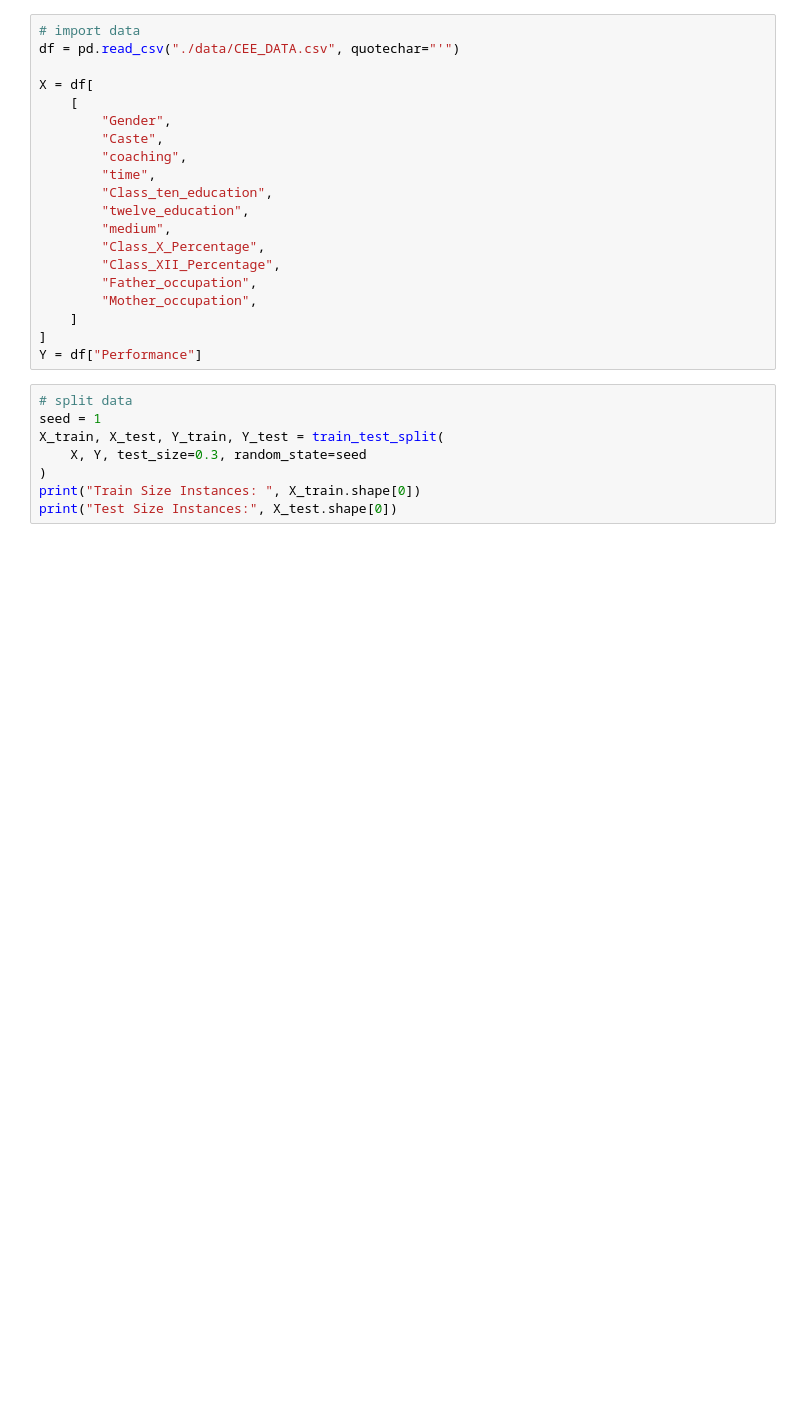
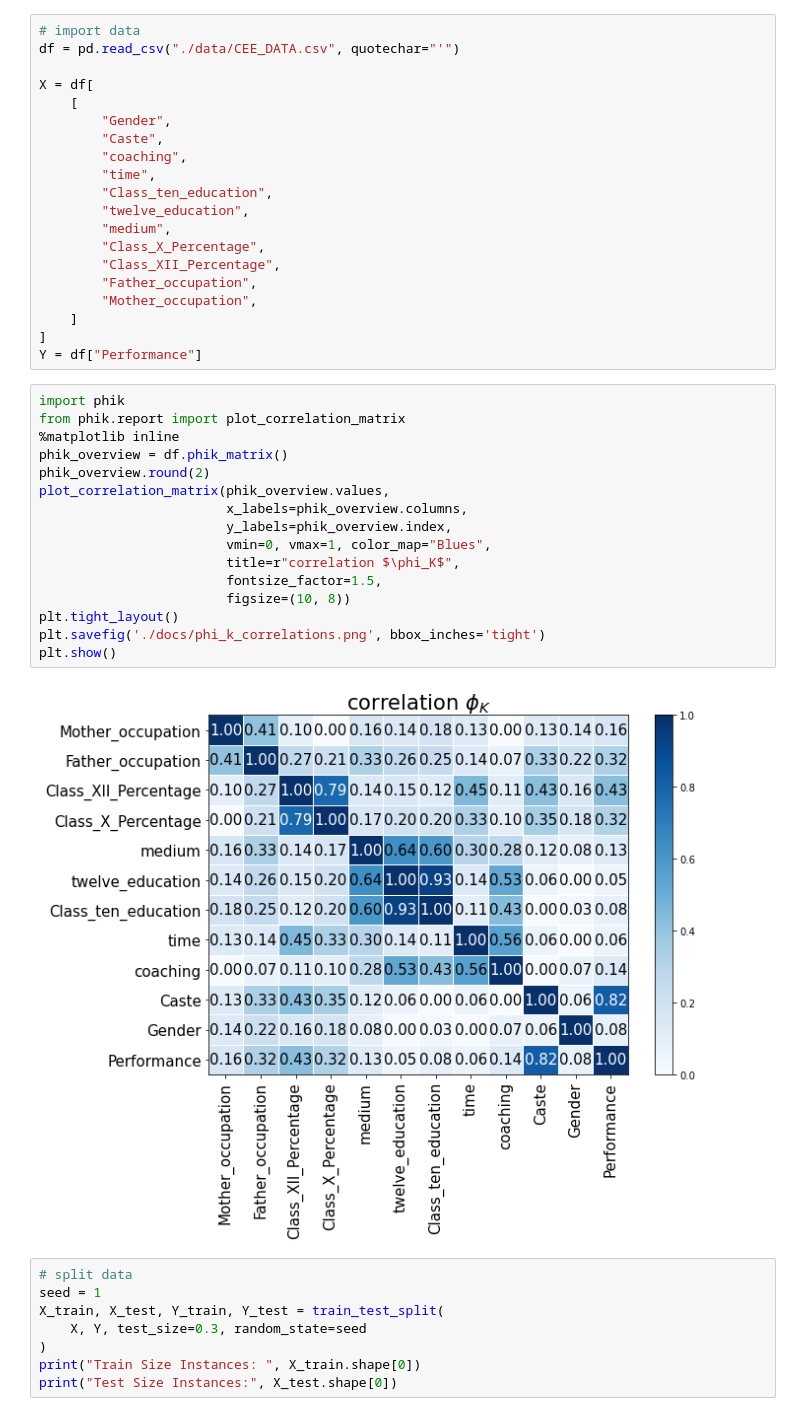
Before and after one commit to AmilaIndika789/Explainability_AI_Research, a Jupyter notebook: interpretML_glassbox.ipynb, the cells around one changed output. Drawn from its saved outputs; the diff is of its cells as text; blank space fills up the shorter version.

Commit message:
Add phi_k correlation plot for the dataset

```diff
--- a/interpretML_glassbox.ipynb
+++ b/interpretML_glassbox.ipynb
@@ -32,6 +32,24 @@ X = df[
     ]
 ]
 Y = df["Performance"]
+# %%
+import phik
+from phik.report import plot_correlation_matrix
+%matplotlib inline
+phik_overview = df.phik_matrix()
+phik_overview.round(2)
+plot_correlation_matrix(phik_overview.values,
+                        x_labels=phik_overview.columns,
+                        y_labels=phik_overview.index,
+                        vmin=0, vmax=1, color_map="Blues",
+                        title=r"correlation $\phi_K$",
+                        fontsize_factor=1.5,
+                        figsize=(10, 8))
+plt.tight_layout()
+plt.savefig('./docs/phi_k_correlations.png', bbox_inches='tight')
+plt.show()
+# %% [output]
+[figure, added]
 # %%
 # split data
 seed = 1
```
Also changed, not shown: parts of 1 cell of this notebook.
